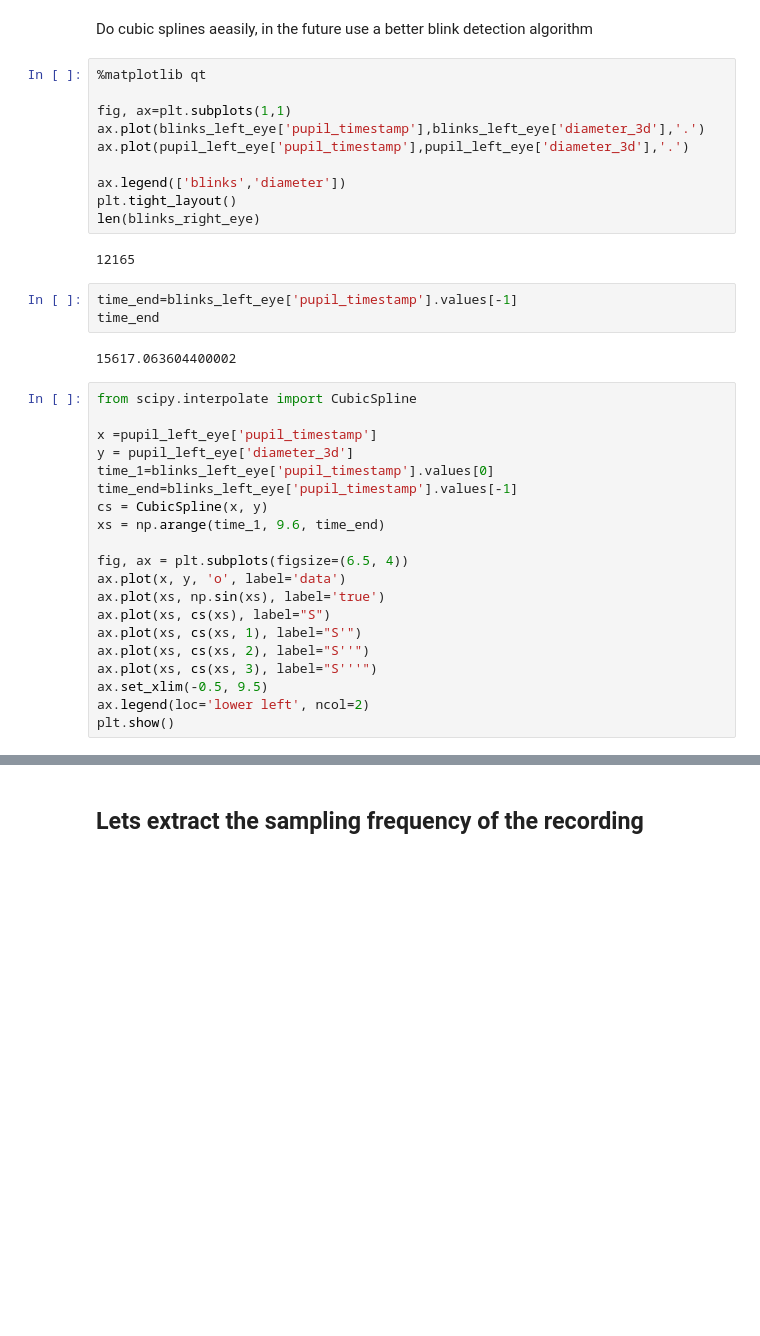
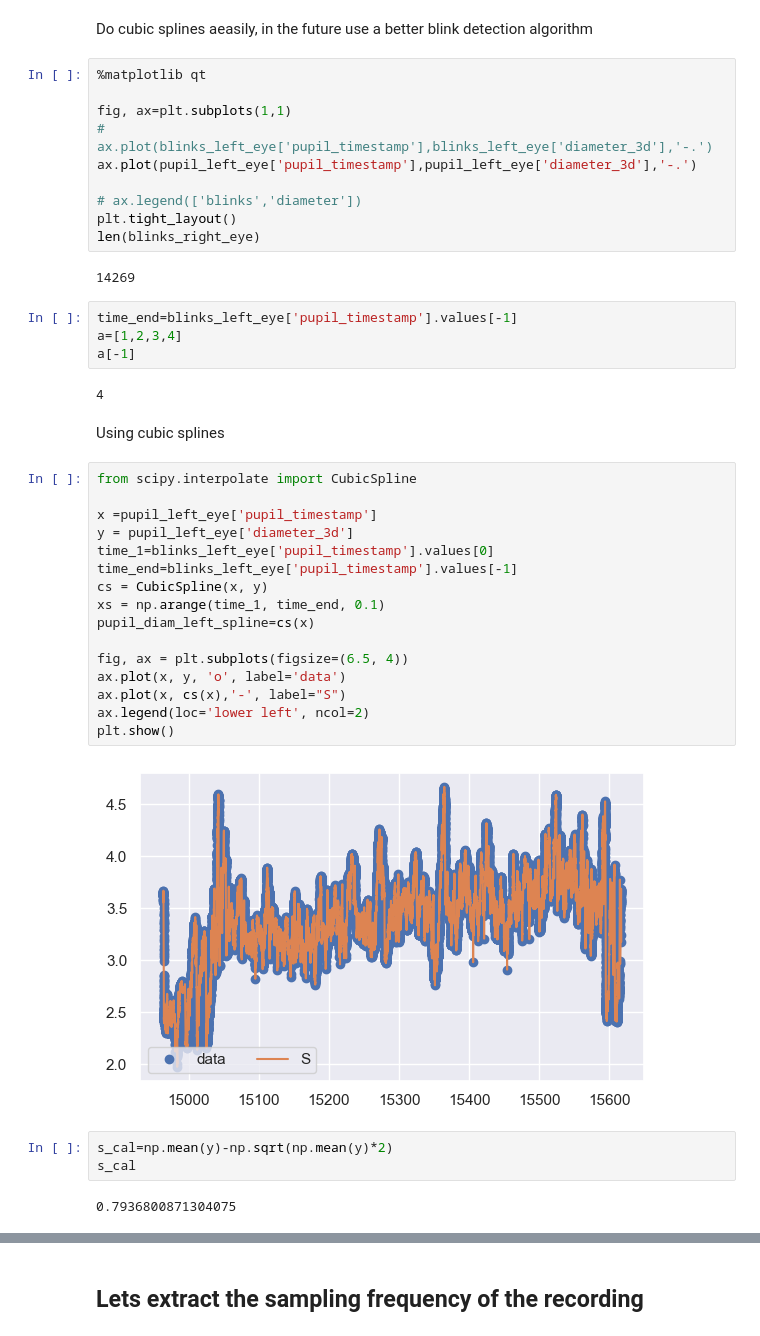
Before and after one commit to Rockyneuron/pupil_labs_analysis, a Jupyter notebook: analysis/pupillometry_analysis_2.ipynb, the cells around one changed output, grey strips where cells are left out. Cells and saved outputs as stored; diff of their text form; blank space fills up the shorter version.

```diff
--- a/analysis/pupillometry_analysis_2.ipynb
+++ b/analysis/pupillometry_analysis_2.ipynb
@@ -137,36 +139,42 @@ Do cubic splines aeasily, in the future use a better blink detection algorithm
 %matplotlib qt
 
 fig, ax=plt.subplots(1,1)
-ax.plot(blinks_left_eye['pupil_timestamp'],blinks_left_eye['diameter_3d'],'.')
-ax.plot(pupil_left_eye['pupil_timestamp'],pupil_left_eye['diameter_3d'],'.')
+# ax.plot(blinks_left_eye['pupil_timestamp'],blinks_left_eye['diameter_3d'],'-.')
+ax.plot(pupil_left_eye['pupil_timestamp'],pupil_left_eye['diameter_3d'],'-.')
 
-ax.legend(['blinks','diameter'])
+# ax.legend(['blinks','diameter'])
 plt.tight_layout()
 len(blinks_right_eye)
 # %% [output]
-12165
+14269
 # %%
 time_end=blinks_left_eye['pupil_timestamp'].values[-1]
-time_end
+a=[1,2,3,4]
+a[-1]
 # %% [output]
-15617.063604400002
+4
+# %% [markdown]
+Using cubic splines
 # %%
 from scipy.interpolate import CubicSpline
 
 x =pupil_left_eye['pupil_timestamp']
 y = pupil_left_eye['diameter_3d']
 time_1=blinks_left_eye['pupil_timestamp'].values[0]
 time_end=blinks_left_eye['pupil_timestamp'].values[-1]
 cs = CubicSpline(x, y)
-xs = np.arange(time_1, 9.6, time_end)
+xs = np.arange(time_1, time_end, 0.1)
+pupil_diam_left_spline=cs(x)
 
 fig, ax = plt.subplots(figsize=(6.5, 4))
 ax.plot(x, y, 'o', label='data')
-ax.plot(xs, np.sin(xs), label='true')
-ax.plot(xs, cs(xs), label="S")
-ax.plot(xs, cs(xs, 1), label="S'")
-ax.plot(xs, cs(xs, 2), label="S''")
-ax.plot(xs, cs(xs, 3), label="S'''")
-ax.set_xlim(-0.5, 9.5)
+ax.plot(x, cs(x),'-', label="S")
 ax.legend(loc='lower left', ncol=2)
 plt.show()
+# %% [output]
+[figure, added]
+# %%
+s_cal=np.mean(y)-np.sqrt(np.mean(y)*2)
+s_cal
+# %% [output]
+0.7936800871304075
```
Also changed, not shown: parts of 11 cells of this notebook, 1 other file.
